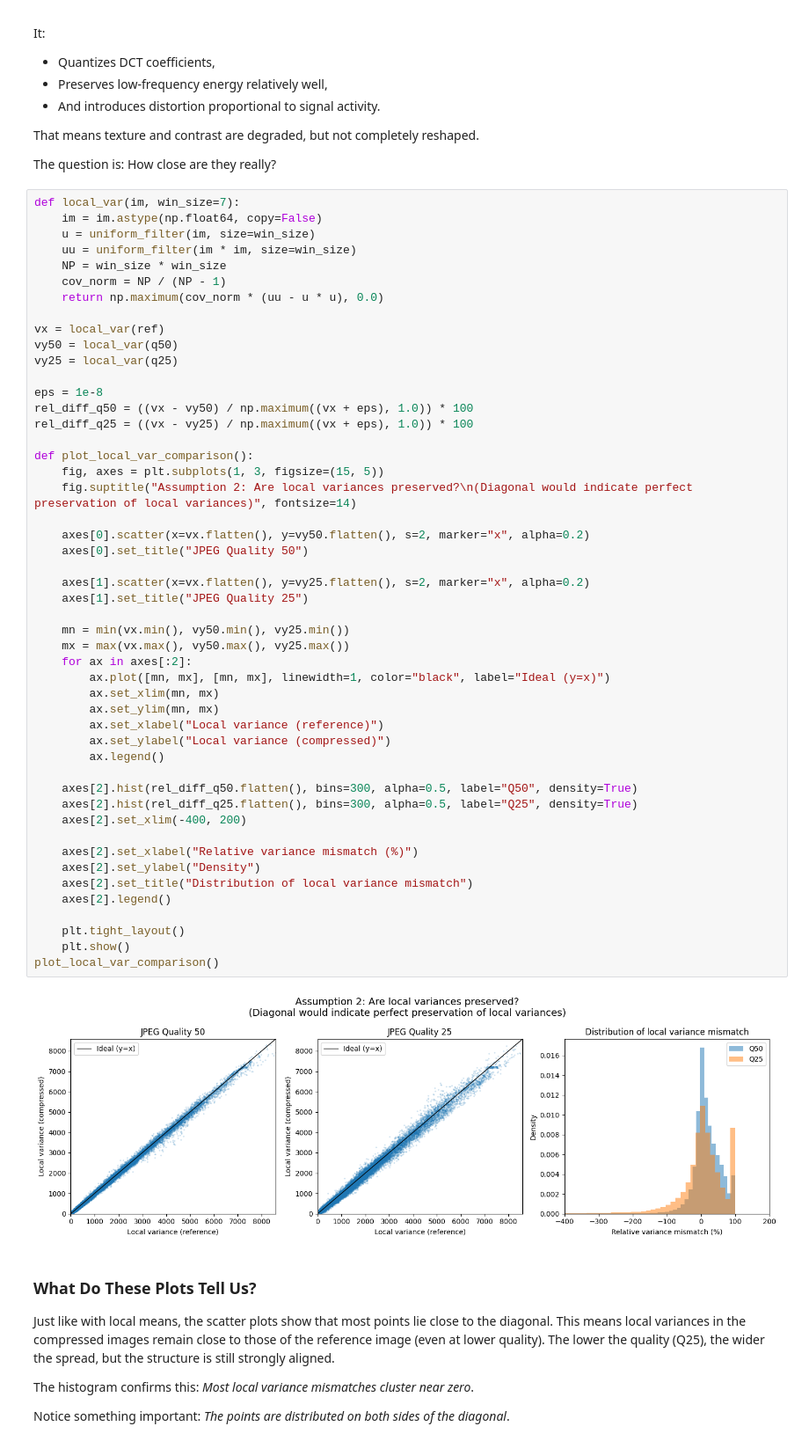
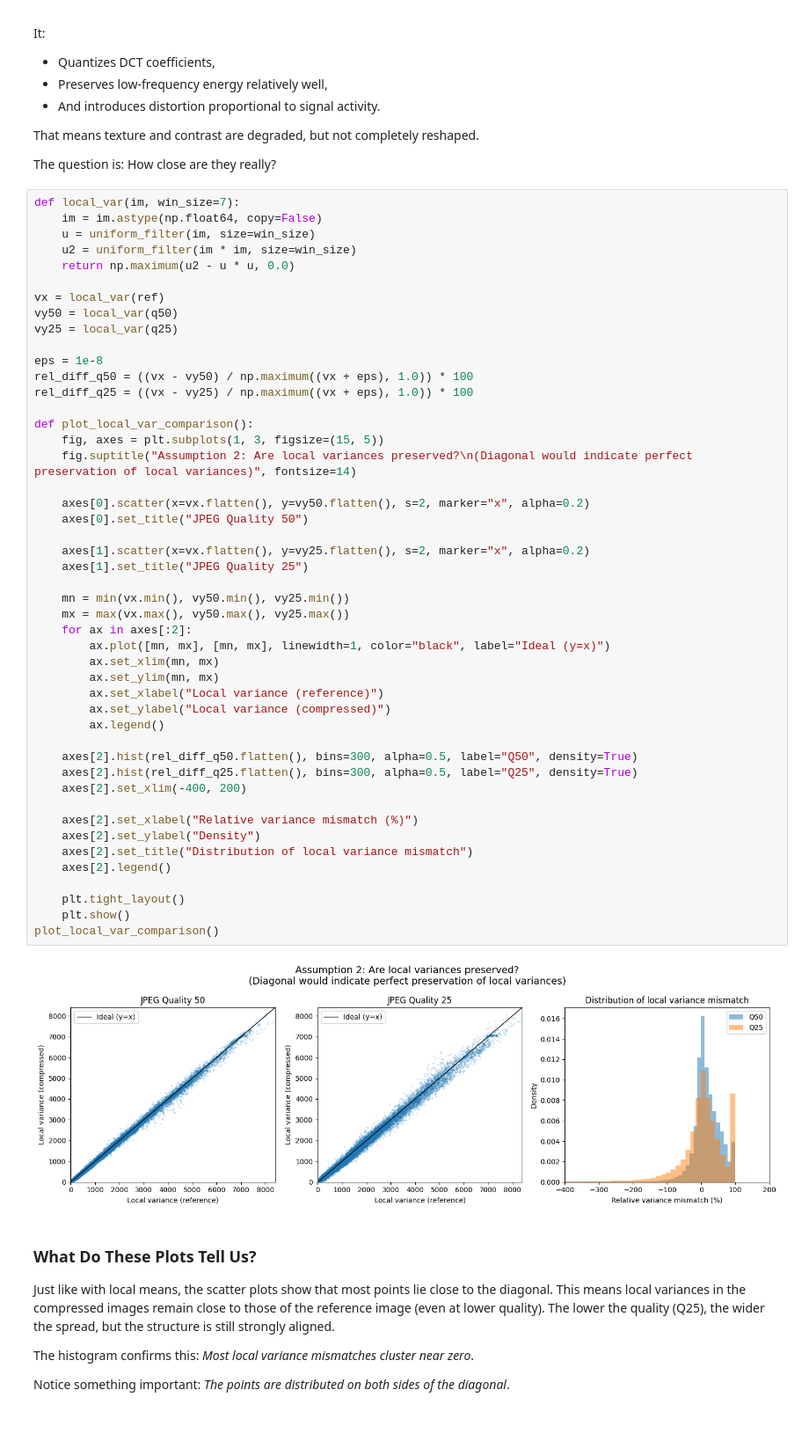
Before and after one commit to luctrudeau/approxSSIMate, a Jupyter notebook: notebooks/01_ssim_psnr_foundations.ipynb, the cells around one changed output. Shown at 88% size. Saved outputs shown, nothing was run; the diff lists cells and outputs as text.

```diff
--- a/notebooks/01_ssim_psnr_foundations.ipynb
+++ b/notebooks/01_ssim_psnr_foundations.ipynb
@@ -388,10 +388,8 @@ The question is: How close are they really?
 def local_var(im, win_size=7):
     im = im.astype(np.float64, copy=False)
     u = uniform_filter(im, size=win_size)
-    uu = uniform_filter(im * im, size=win_size)
-    NP = win_size * win_size
-    cov_norm = NP / (NP - 1)
-    return np.maximum(cov_norm * (uu - u * u), 0.0)
+    u2 = uniform_filter(im * im, size=win_size)
+    return np.maximum(u2 - u * u, 0.0)
 
 vx = local_var(ref)
 vy50 = local_var(q50)
@@ -407,34 +405,34 @@ def plot_local_var_comparison():
 
     axes[0].scatter(x=vx.flatten(), y=vy50.flatten(), s=2, marker="x", alpha=0.2)
     axes[0].set_title("JPEG Quality 50")
 
     axes[1].scatter(x=vx.flatten(), y=vy25.flatten(), s=2, marker="x", alpha=0.2)
     axes[1].set_title("JPEG Quality 25")
 
     mn = min(vx.min(), vy50.min(), vy25.min())
     mx = max(vx.max(), vy50.max(), vy25.max())
     for ax in axes[:2]:
         ax.plot([mn, mx], [mn, mx], linewidth=1, color="black", label="Ideal (y=x)")
         ax.set_xlim(mn, mx)
         ax.set_ylim(mn, mx)
         ax.set_xlabel("Local variance (reference)")
         ax.set_ylabel("Local variance (compressed)")
         ax.legend()
 
     axes[2].hist(rel_diff_q50.flatten(), bins=300, alpha=0.5, label="Q50", density=True)
     axes[2].hist(rel_diff_q25.flatten(), bins=300, alpha=0.5, label="Q25", density=True)
     axes[2].set_xlim(-400, 200)
 
     axes[2].set_xlabel("Relative variance mismatch (%)")
     axes[2].set_ylabel("Density")
     axes[2].set_title("Distribution of local variance mismatch")
     axes[2].legend()
 
     plt.tight_layout()
     plt.show()
 plot_local_var_comparison()
 # %% [output]
-[figure, old version]
+[figure, new version]
 # %% [markdown]
 ### What Do These Plots Tell Us?
 
```
Also changed, not shown: parts of 2 cells of this notebook.
